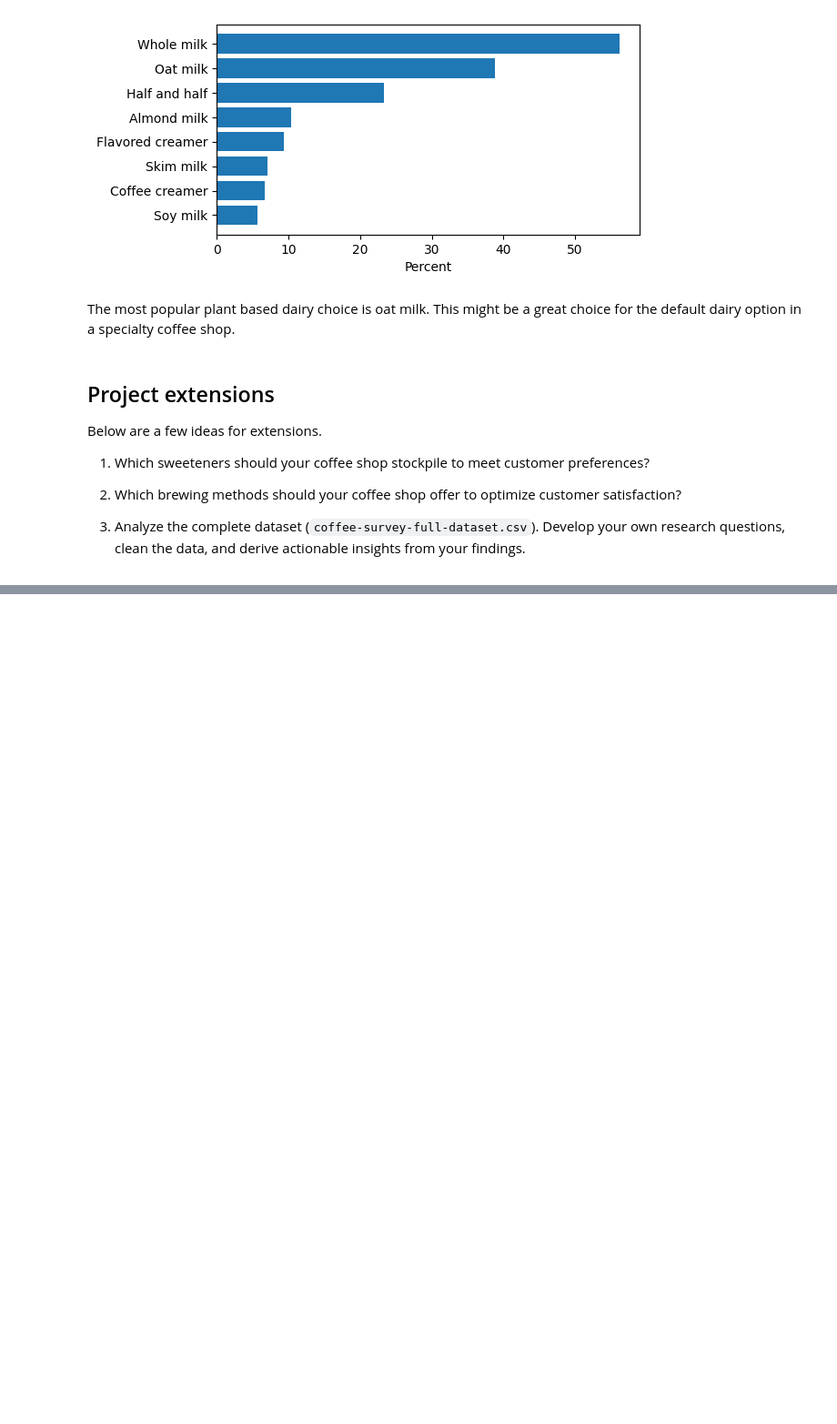
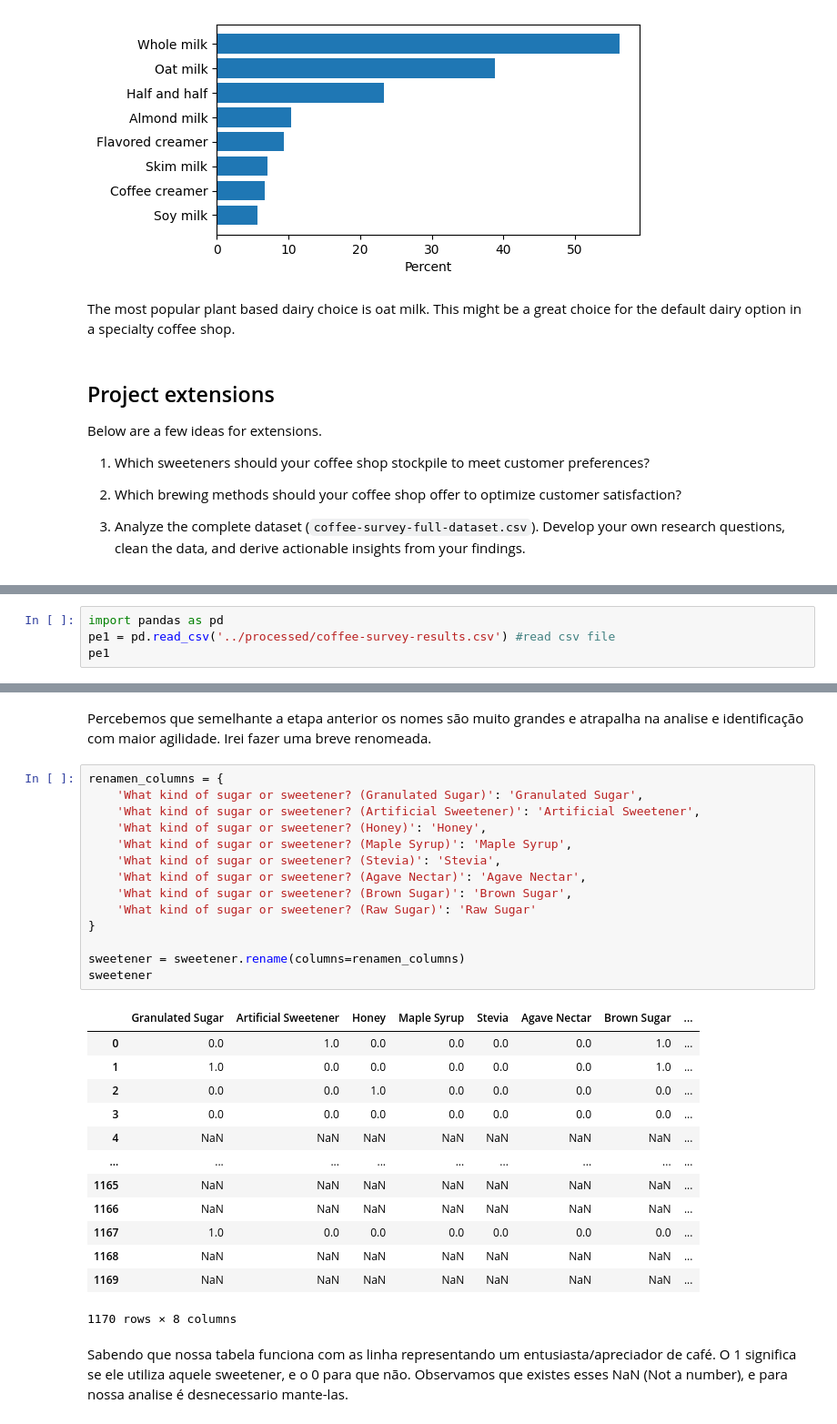
Before and after one commit to teubragaa/Data-Science-with-Python---Data-Cleaning, a Jupyter notebook: coffee-survey-project/notebooks/coffee-survey-project.ipynb, the cells around one changed output, grey strips where cells are left out. Shown at 91% size. Saved outputs shown, nothing was run; the diff lists cells and outputs as text; blank space fills up the shorter version.

```diff
--- a/coffee-survey-project/notebooks/coffee-survey-project.ipynb
+++ b/coffee-survey-project/notebooks/coffee-survey-project.ipynb
@@ -283,0 +272,4 @@ Below are a few ideas for extensions.
+# %%
+import pandas as pd
+pe1 = pd.read_csv('../processed/coffee-survey-results.csv') #read csv file
+pe1
@@ -283,0 +340,33 @@ Below are a few ideas for extensions.
+# %% [markdown]
+Percebemos que semelhante a etapa anterior os nomes são muito grandes e atrapalha na analise e identificação com maior agilidade. Irei fazer uma breve renomeada.
+# %%
+renamen_columns = {
+    'What kind of sugar or sweetener? (Granulated Sugar)': 'Granulated Sugar',
+    'What kind of sugar or sweetener? (Artificial Sweetener)': 'Artificial Sweetener',
+    'What kind of sugar or sweetener? (Honey)': 'Honey',
+    'What kind of sugar or sweetener? (Maple Syrup)': 'Maple Syrup',
+    'What kind of sugar or sweetener? (Stevia)': 'Stevia',
+    'What kind of sugar or sweetener? (Agave Nectar)': 'Agave Nectar',
+    'What kind of sugar or sweetener? (Brown Sugar)': 'Brown Sugar',
+    'What kind of sugar or sweetener? (Raw Sugar)': 'Raw Sugar'
+}
+
+sweetener = sweetener.rename(columns=renamen_columns)
+sweetener
+# %% [output]
+|  | Granulated Sugar | Artificial Sweetener | Honey | Maple Syrup | Stevia | Agave Nectar | Brown Sugar | ... |
+| 0 | 0.0 | 1.0 | 0.0 | 0.0 | 0.0 | 0.0 | 1.0 | ... |
+| 1 | 1.0 | 0.0 | 0.0 | 0.0 | 0.0 | 0.0 | 1.0 | ... |
+| 2 | 0.0 | 0.0 | 1.0 | 0.0 | 0.0 | 0.0 | 0.0 | ... |
+| 3 | 0.0 | 0.0 | 0.0 | 0.0 | 0.0 | 0.0 | 0.0 | ... |
+| 4 | NaN | NaN | NaN | NaN | NaN | NaN | NaN | ... |
+| ... | ... | ... | ... | ... | ... | ... | ... | ... |
+| 1165 | NaN | NaN | NaN | NaN | NaN | NaN | NaN | ... |
+| 1166 | NaN | NaN | NaN | NaN | NaN | NaN | NaN | ... |
+| 1167 | 1.0 | 0.0 | 0.0 | 0.0 | 0.0 | 0.0 | 0.0 | ... |
+| 1168 | NaN | NaN | NaN | NaN | NaN | NaN | NaN | ... |
+| 1169 | NaN | NaN | NaN | NaN | NaN | NaN | NaN | ... |
+1170 rows × 8 columns
+# %% [markdown]
+Sabendo que nossa tabela funciona com as linha representando um entusiasta/apreciador de café. O 1 significa se ele utiliza aquele sweetener, e o 0 para que não.
+Observamos que existes esses NaN (Not a number), e para nossa analise é desnecessario mante-las.
```
Also changed, not shown: parts of 22 cells of this notebook.
